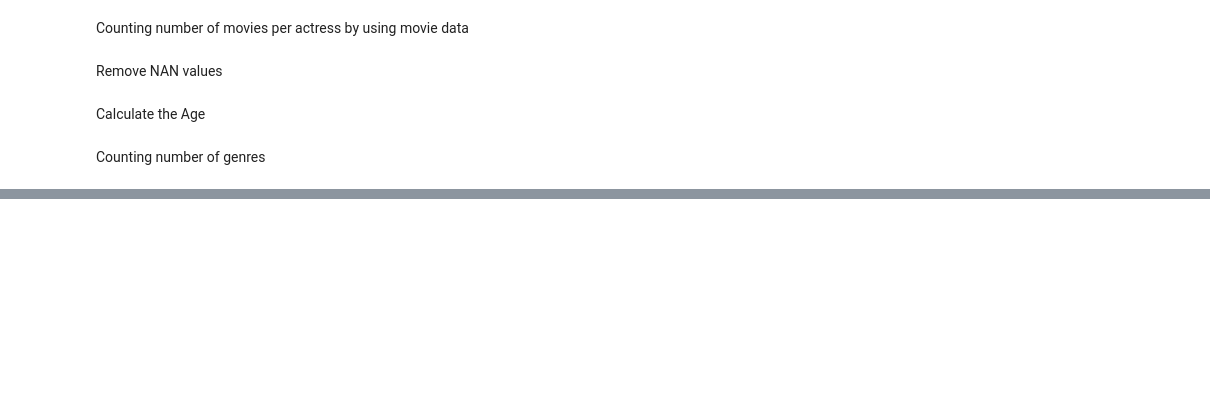
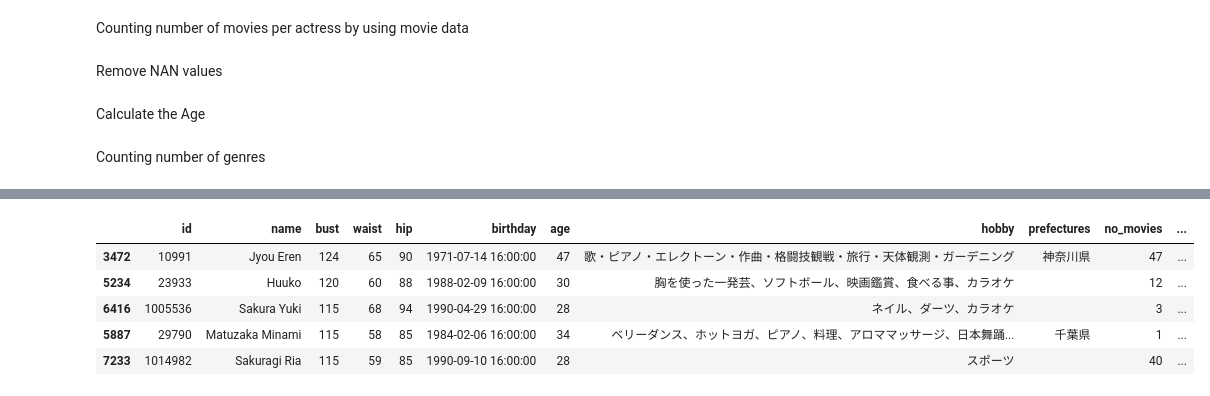
Before and after one commit to canhtran/jav_idol_analysis, a Jupyter notebook: eda_jav_idol.ipynb, the cells around one changed output, grey strips where cells are left out. Drawn from its saved outputs; the diff is of its cells as text; code cells hidden in the pictures; blank space fills up the shorter version.

```diff
--- a/eda_jav_idol.ipynb
+++ b/eda_jav_idol.ipynb
@@ -141,3 +56,0 @@ train_actress.to_csv("output/train_actress.csv", sep='\t', encoding='utf-8')
-# %%
-for maker in maker_list:
-    train_actress[str(maker) + '_maker'] = train_actress['id'].apply(lambda x: maker_finding(x, maker))
@@ -146,2 +56,0 @@ train_actress.to_csv("output/train_actress_full.csv", sep='\t', encoding='utf-8'
-# %%
-train_actress = pd.read_csv("output/train_actress_full.csv", sep='\t', encoding='utf-8')
@@ -149,0 +59,2 @@ train_actress.info()
+# %%
+df = train_actress[['id', 'name', 'bust', 'waist', 'hip', 'birthday', 'age', 'hobby', 'prefectures', 'no_movies', 'no_genres', 'imageUrl']]
@@ -149,0 +96,10 @@ train_actress.info()
+# %%
+df = df.sort_values(by="bust", ascending=False)
+df.head()
+# %% [output]
+|  | id | name | bust | waist | hip | birthday | age | hobby | prefectures | no_movies | ... |
+| 3472 | 10991 | Jyou Eren | 124 | 65 | 90 | 1971-07-14 16:00:00 | 47 | 歌・ピアノ・エレクトーン・作曲・格闘技観戦・旅行・天体観測・ガーデニング | 神奈川県 | 47 | ... |
+| 5234 | 23933 | Huuko | 120 | 60 | 88 | 1988-02-09 16:00:00 | 30 | 胸を使った一発芸、ソフトボール、映画鑑賞、食べる事、カラオケ |  | 12 | ... |
+| 6416 | 1005536 | Sakura Yuki | 115 | 68 | 94 | 1990-04-29 16:00:00 | 28 | ネイル、ダーツ、カラオケ |  | 3 | ... |
+| 5887 | 29790 | Matuzaka Minami | 115 | 58 | 85 | 1984-02-06 16:00:00 | 34 | ベリーダンス、ホットヨガ、ピアノ、料理、アロママッサージ、日本舞踊... | 千葉県 | 1 | ... |
+| 7233 | 1014982 | Sakuragi Ria | 115 | 59 | 85 | 1990-09-10 16:00:00 | 28 | スポーツ |  | 40 | ... |
```
Also changed, not shown: parts of 50 cells of this notebook.
